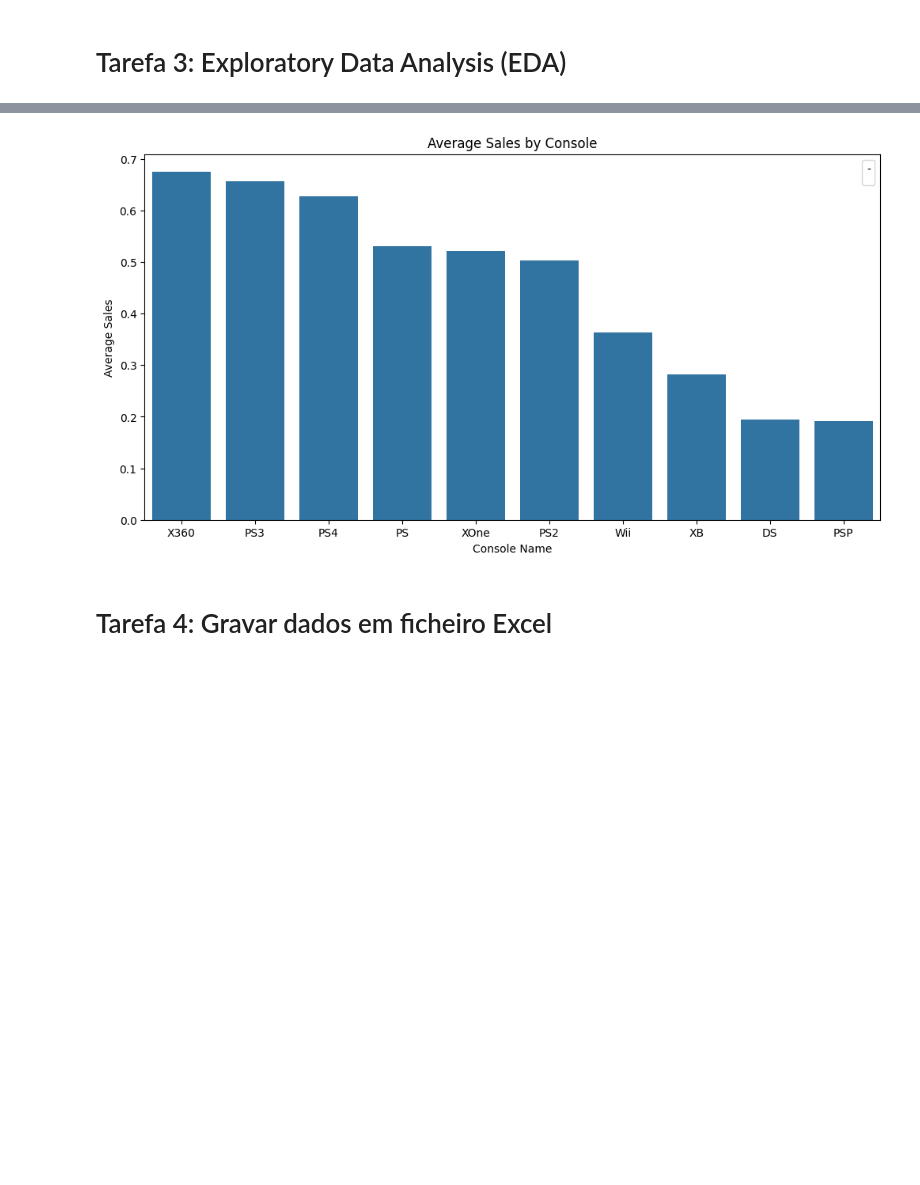
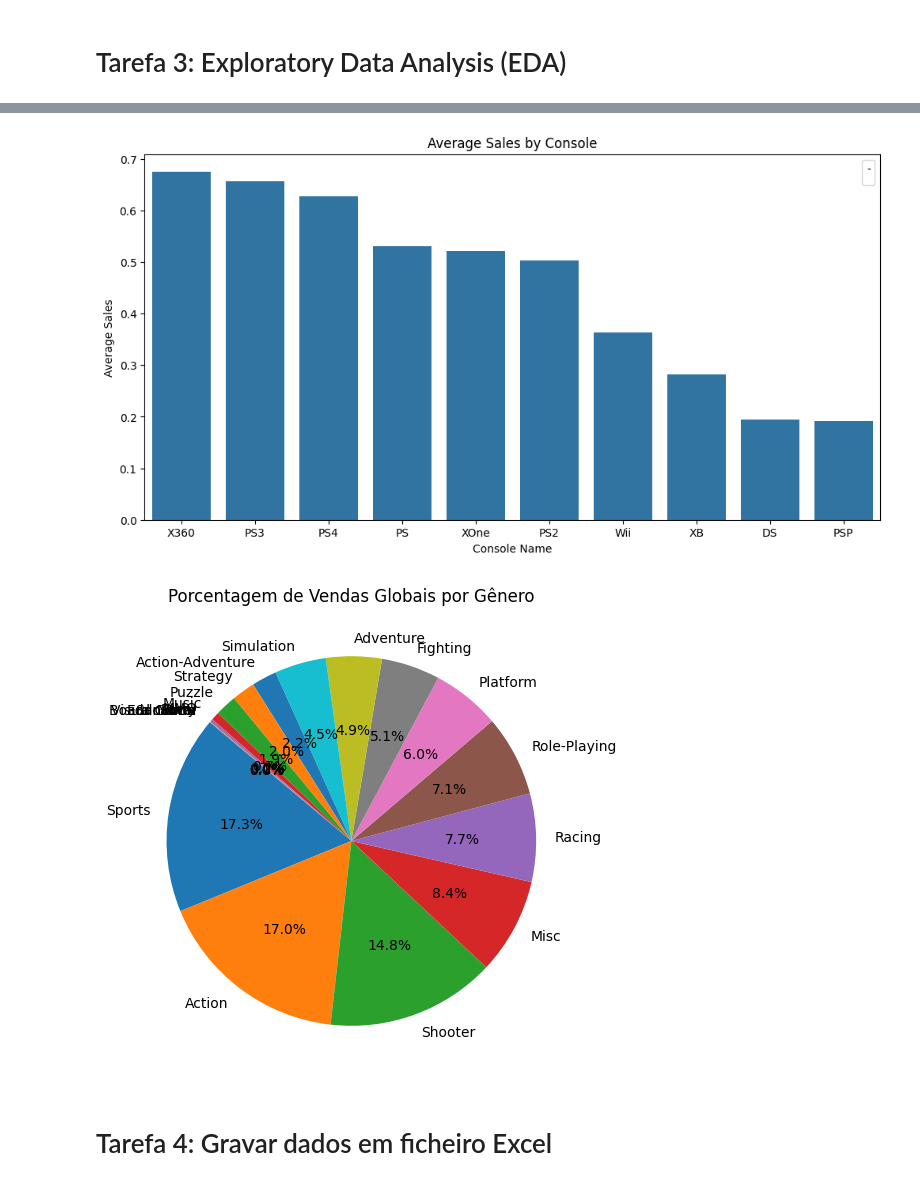
Before and after one commit to matheustristao/ppl_2425_group10, a Jupyter notebook: project_final.ipynb, the cells around one changed output, grey strips where cells are left out. Cells and saved outputs as stored; diff of their text form; code cells hidden in the pictures; blank space fills up the shorter version.

Commit message:
piechart excel genre

```diff
--- a/project_final.ipynb
+++ b/project_final.ipynb
@@ -43,6 +43,7 @@ list_columns_fill_nulls = ['NA_Sales', 'PAL_Sales', 'JP_Sales', 'Other_Sales']
 
 # Definições gráficas
 top_10_sum_image = 'top_10_sum_image.png'
+percentage_genre = 'percentage_genre.png'
 # %% [markdown]
 Definição das funções relevantes para os objetivos propostos para o projeto final
 # %%
@@ -183,6 +184,15 @@ def plot_trends_bar(df, x_column, y_column, title_name, xlabel_name, ylabel_name
     plt.savefig(image_name)
 
     plt.show()
+# %%
+# Função com a configuração para piechart
+def plot_pie_chart(df, labels_column, values_column, title_name,image_name):
+    plt.figure(figsize=(10, 6))
+    plt.pie(df[values_column], labels=df[labels_column], autopct='%1.1f%%', startangle=140)
+    plt.title(title_name)
+
+    plt.savefig(image_name)
+    plt.show()
 # %% [markdown]
 # Tarefa 1: Extração de dados
 # %%
@@ -201,24 +211,26 @@ file = fill_null(file, *list_columns_fill_nulls)
 # %%
 # Total de vendas por plataforma
 sum_global_by_platform = sum_column_by_group(file, 'Global_Sales', 'Platform', new_column_name='Total_Global_Sales')
 
 # Top 10 plataformas com mais vendas globais
 top_10_global_sales_platforms = sum_global_by_platform.head(10)
 
 # Aqui o file principal é filtrado somente por as 10 plataformas que mais venderam
 file_filtered_top_10_sales = file[file['Platform'].isin(top_10_global_sales_platforms['Platform'])]
 
 # Média de vendas entre as 10 plataformas que mais venderam jogos
 mean_global_by_platform = mean_column_by_group(file_filtered_top_10_sales, 'Global_Sales', 'Platform', new_column_name='Average_Global_Sales')
 
 # Porcentagem de vendas por Género
 percentage_by_group = percentage_by_group(file,'Global_Sales','Total_Genre_Global_Sales','Genre',new_column_name ='Percentage')
 
 plot_trends_bar(top_10_global_sales_platforms, 'Platform', 'Total_Global_Sales', 'Sales by Console', 'Console Name', 'Total Sales','Top 10',top_10_sum_image)
 plot_trends_bar(mean_global_by_platform.head(10), 'Platform', 'Average_Global_Sales', 'Average Sales by Console', 'Console Name', 'Average Sales','-',top_10_sum_image)
+plot_pie_chart(percentage_by_group, 'Genre', 'Percentage', 'Porcentagem de Vendas Globais por Gênero',percentage_genre)
 # %% [output]
 [figure]
 [figure]
+[figure, added]
 # %% [markdown]
 # Tarefa 4: Gravar dados em ficheiro Excel
 # %%
```
Also changed, not shown: parts of 1 cell of this notebook, 2 other files.
